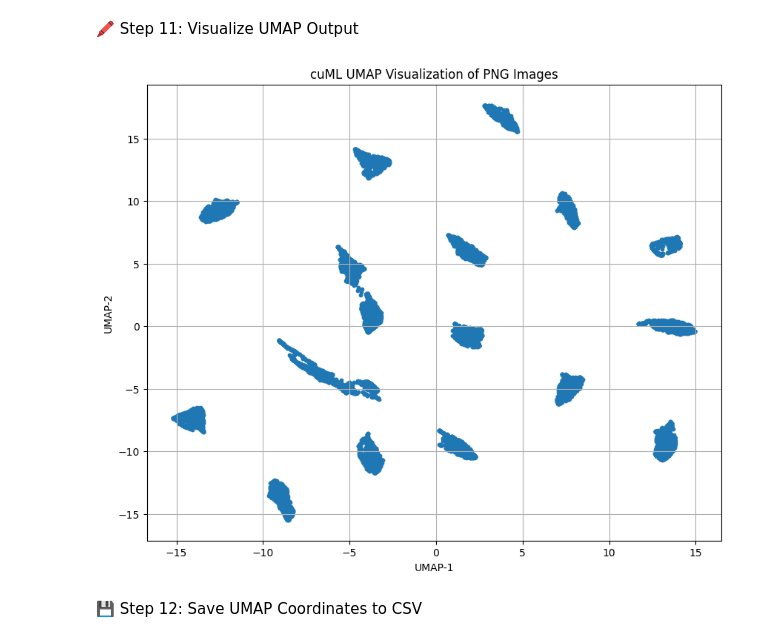
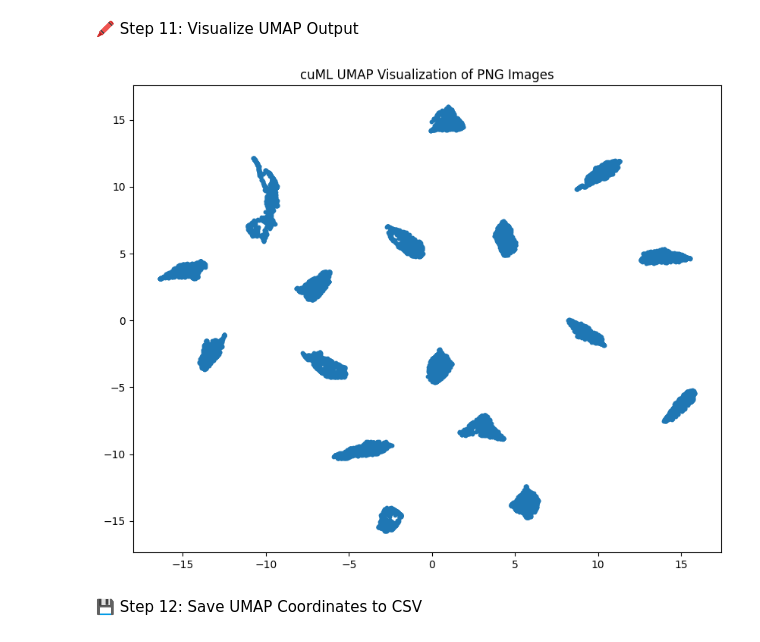
Before and after one commit to chirayupatel9/DSCI-592, a Jupyter notebook: ml_pytorch.ipynb, the cells around one changed output. Cells and saved outputs as stored; diff of their text form; code cells hidden in the pictures.

```diff
--- a/ml_pytorch.ipynb
+++ b/ml_pytorch.ipynb
@@ -86,7 +89,7 @@ class UnlabeledImageDataset(Dataset):
 # %% [markdown]
 📦 Step 5: Create DataLoader
 # %%
-folder_path = "data/new"
+folder_path = "data/output/png"
 
 transform = transforms.Compose([
     transforms.Resize((224, 224)),
@@ -168,13 +168,10 @@ print("✅ UMAP completed.")
 # %%
 plt.figure(figsize=(10, 8))
 plt.scatter(umap_result[:, 0], umap_result[:, 1], s=10)
 plt.title("cuML UMAP Visualization of PNG Images")
-plt.xlabel("UMAP-1")
-plt.ylabel("UMAP-2")
-plt.grid(True)
 plt.show()
 # %% [output]
-[figure, old version]
+[figure, new version]
 # %% [markdown]
 💾 Step 12: Save UMAP Coordinates to CSV
 # %%
```
Also changed, not shown: parts of 11 cells of this notebook, 5 other files.
